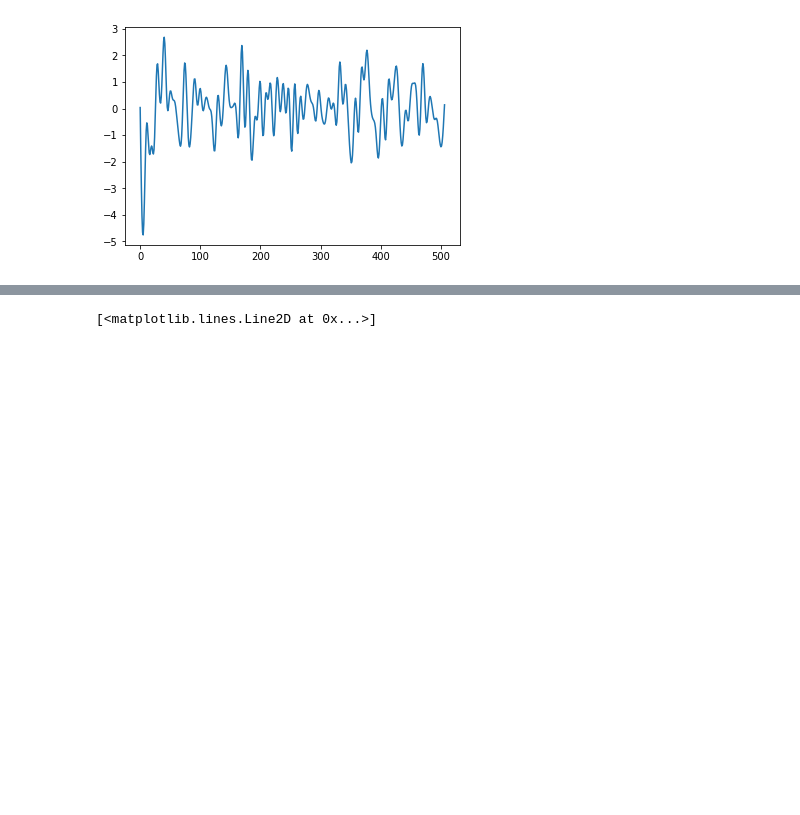
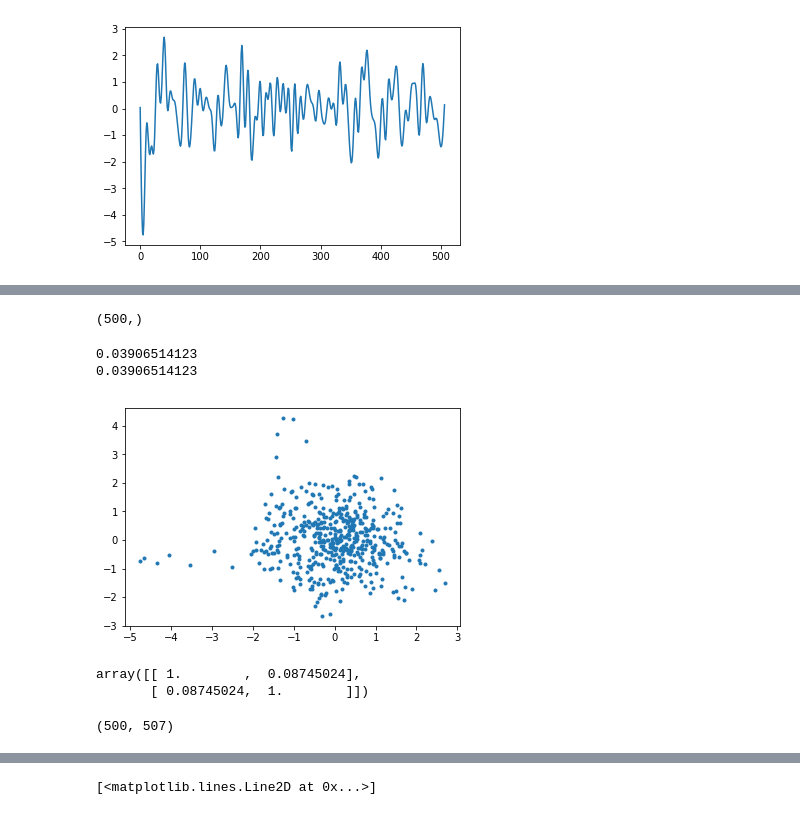
Before and after one commit to mMPI-MRI/scratch_in_progress, a Jupyter notebook: 2017_11_CalcHurst_per_vox.ipynb, the cells around one changed output, grey strips where cells are left out. Cells and saved outputs as stored; diff of their text form; code cells hidden in the pictures; blank space fills up the shorter version.

```diff
--- a/2017_11_CalcHurst_per_vox.ipynb
+++ b/2017_11_CalcHurst_per_vox.ipynb
@@ -218,0 +239,21 @@ plt.title('Hurst R2')
+# %%
+np.max(np.abs(data_corr),axis=1).shape
+# %% [output]
+(500,)
+# %%
+plt.plot(data_masked[0,:],np.flipud(data_masked)[0,:],'.')
+print(np.flipud(data_masked[0,:])[-1])
+print(data_masked[0,:][0])
+# %% [output]
+0.03906514123
+0.03906514123
+[figure, added]
+# %%
+np.corrcoef(data_masked[0,:],data_masked[0,:][::-1])
+# %% [output]
+array([[ 1.        ,  0.08745024],
+       [ 0.08745024,  1.        ]])
+# %%
+data_masked.shape
+# %% [output]
+(500, 507)
```
Also changed, not shown: parts of 4 cells of this notebook.
